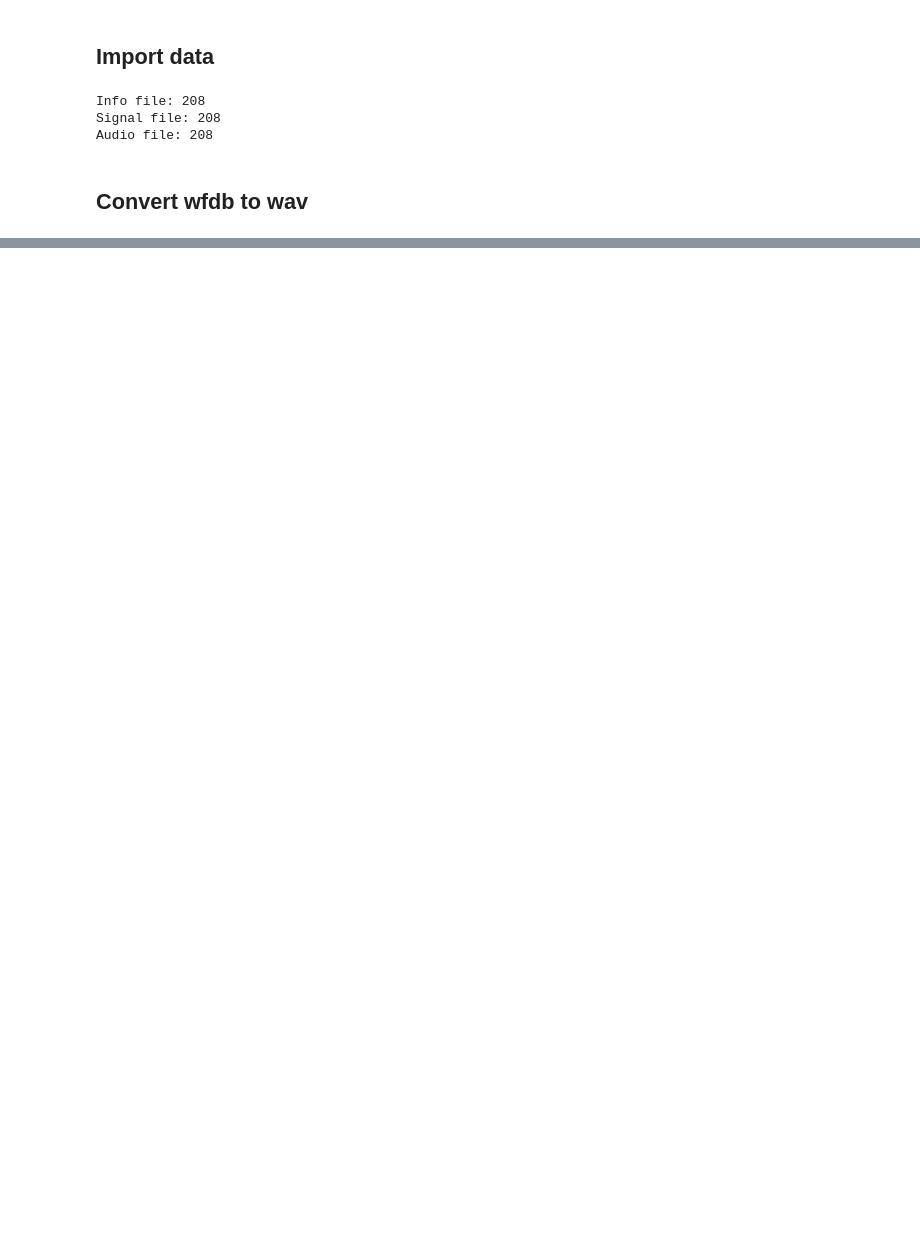
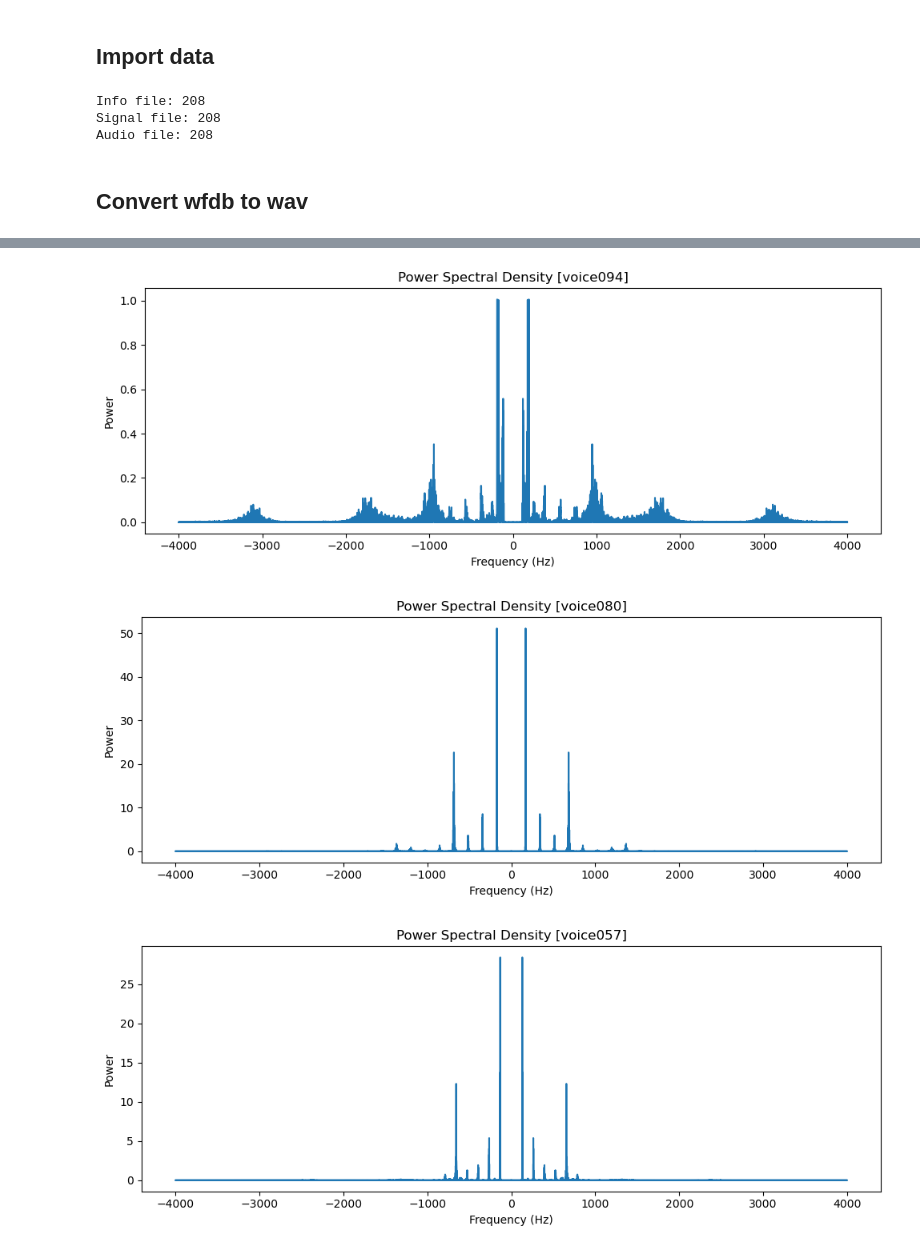
Before and after one commit to alyssahondrade/ml-perspectives-on-voice-disorder-diagnosis, a Jupyter notebook: notebooks/01_convert_raw_data.ipynb, the cells around one changed output, grey strips where cells are left out. Cells and saved outputs as stored; diff of their text form; code cells hidden in the pictures; blank space fills up the shorter version.

```diff
--- a/notebooks/01_convert_raw_data.ipynb
+++ b/notebooks/01_convert_raw_data.ipynb
@@ -100,0 +175,42 @@ for file in tqdm(files, desc="Converting to wav"):
+# %%
+# Display the first 3 frequency plots (PSD)
+for file in audio_files[:3]:
+
+    # Load the file
+    y, sr = librosa.load(
+        audio_path + file, # full file path
+        sr = None # preserve sampling rate
+    )
+
+    # Compute the FFT
+    Y = fftpack.fft(y)
+
+    # Compute the absolute value of the FFT
+    abs_Y = np.abs(Y)
+
+    # Compute the PSD
+    psd = abs_Y ** 2 / len(y)
+
+    # Compute the frequencies
+    frequencies = fftpack.fftfreq(len(y), 1.0 / sr)
+
+    # Ignore the first element (DC component)
+    frequencies = frequencies[1:]
+    psd = psd[1:]
+
+    # Plot the PSD
+    plt.figure(figsize=(10, 4))
+    plt.plot(frequencies, psd)
+    plt.title(f'Power Spectral Density [{file.split(".")[0]}]')
+    plt.xlabel('Frequency (Hz)')
+    plt.ylabel('Power')
+
+    # Save the figure
+    plt.tight_layout()
+    plt.savefig(f'../images/psd_{file}.png', transparent=True)
+
+    plt.show()
+# %% [output]
+[figure, added]
+[figure, added]
+[figure, added]
```
Also changed, not shown: parts of 5 cells of this notebook, 26 other files.
